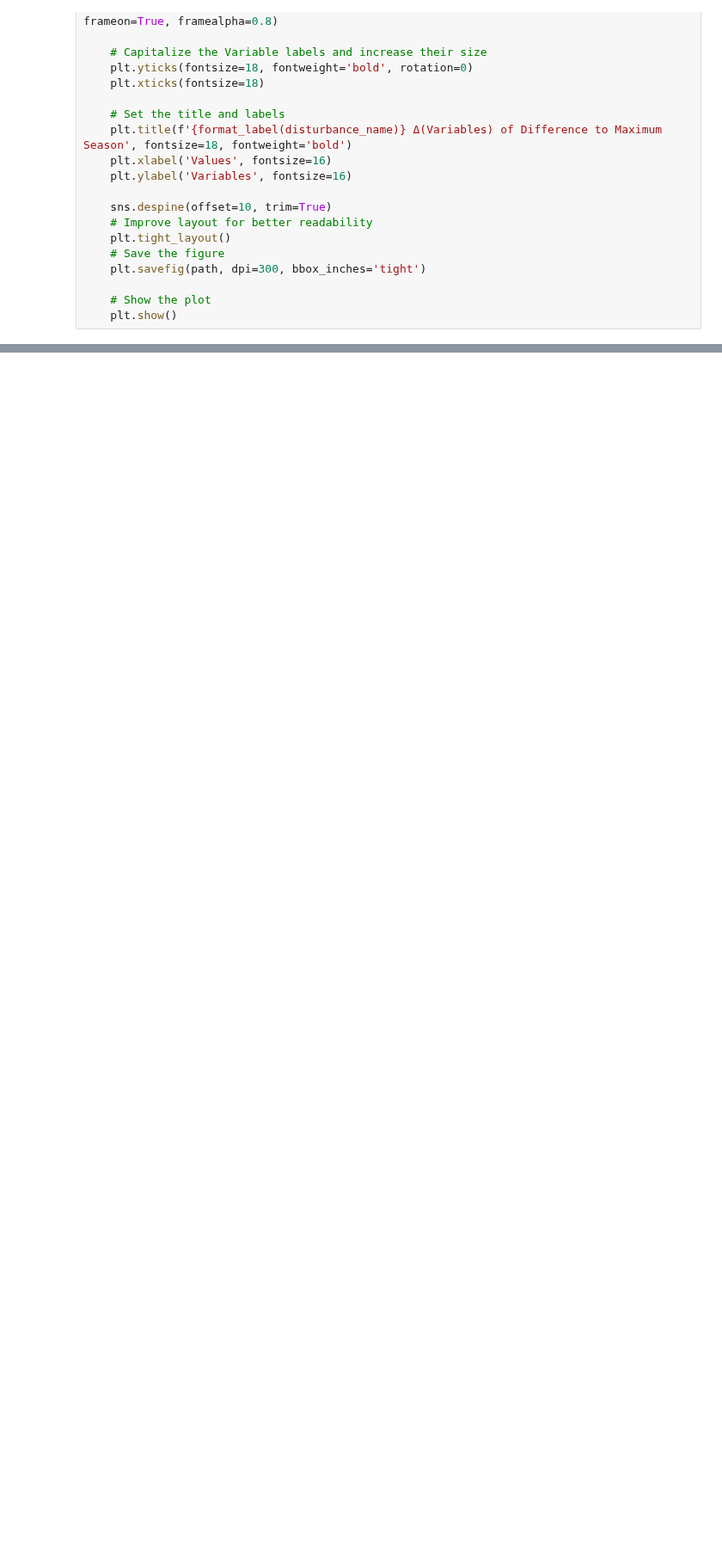
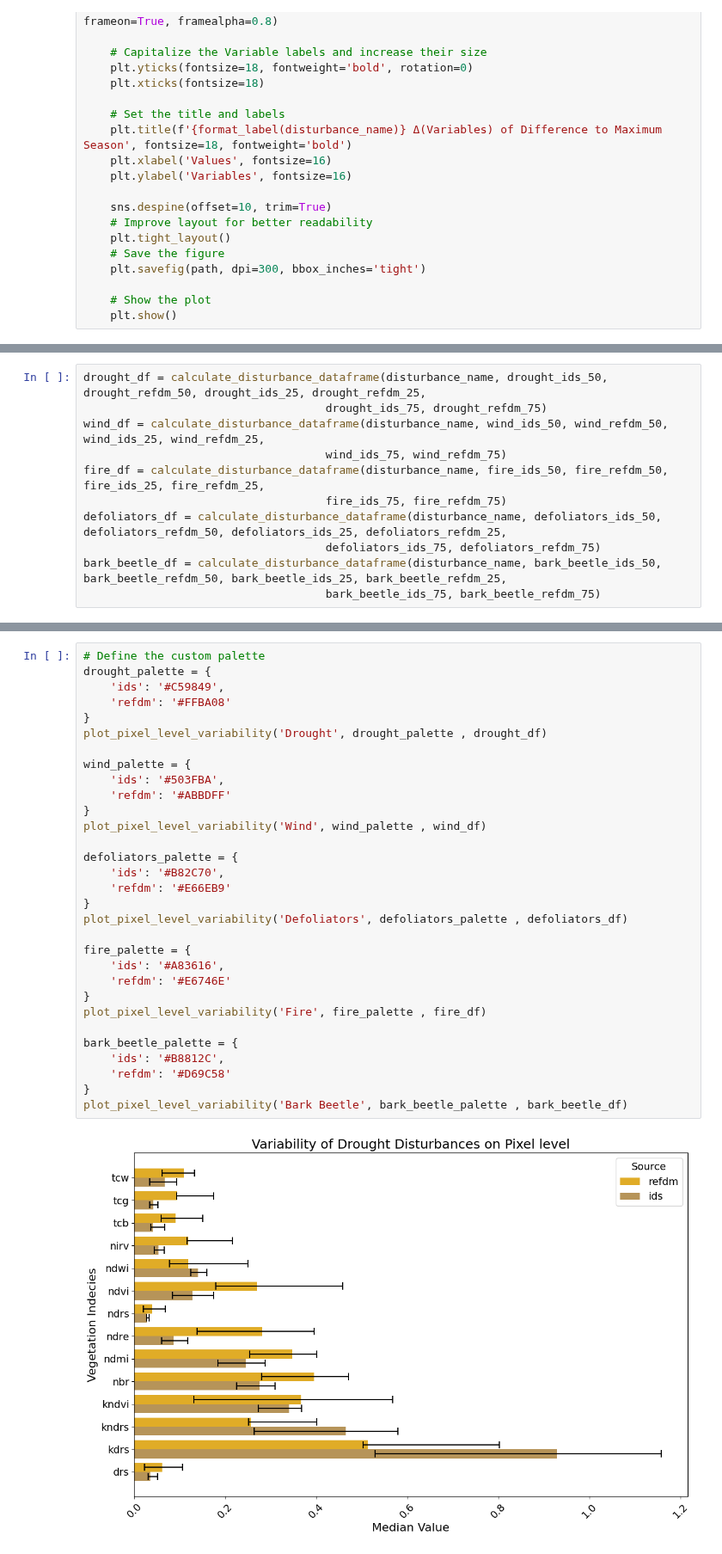
Before and after one commit to Franziska279/ForExD-WP1-P1, a Jupyter notebook: src/09_timeseries_plot.ipynb, the cells around one changed output, grey strips where cells are left out. Shown at 86% size. Saved outputs shown, nothing was run; the diff lists cells and outputs as text; blank space fills up the shorter version.

```diff
--- a/src/09_timeseries_plot.ipynb
+++ b/src/09_timeseries_plot.ipynb
@@ -1400,0 +1538,11 @@ plot_singular_disturbance_boxplot(bark_beetle, disturbance_name, custom_palette,
+# %%
+drought_df = calculate_disturbance_dataframe(disturbance_name, drought_ids_50, drought_refdm_50, drought_ids_25, drought_refdm_25,
+                                    drought_ids_75, drought_refdm_75)
+wind_df = calculate_disturbance_dataframe(disturbance_name, wind_ids_50, wind_refdm_50, wind_ids_25, wind_refdm_25,
+                                    wind_ids_75, wind_refdm_75)
+fire_df = calculate_disturbance_dataframe(disturbance_name, fire_ids_50, fire_refdm_50, fire_ids_25, fire_refdm_25,
+                                    fire_ids_75, fire_refdm_75)
+defoliators_df = calculate_disturbance_dataframe(disturbance_name, defoliators_ids_50, defoliators_refdm_50, defoliators_ids_25, defoliators_refdm_25,
+                                    defoliators_ids_75, defoliators_refdm_75)
+bark_beetle_df = calculate_disturbance_dataframe(disturbance_name, bark_beetle_ids_50, bark_beetle_refdm_50, bark_beetle_ids_25, bark_beetle_refdm_25,
+                                    bark_beetle_ids_75, bark_beetle_refdm_75)
@@ -1400,0 +1626,33 @@ plot_singular_disturbance_boxplot(bark_beetle, disturbance_name, custom_palette,
+# %%
+# Define the custom palette
+drought_palette = {
+    'ids': '#C59849',
+    'refdm': '#FFBA08'
+}
+plot_pixel_level_variability('Drought', drought_palette , drought_df)
+
+wind_palette = {
+    'ids': '#503FBA',
+    'refdm': '#ABBDFF'
+}
+plot_pixel_level_variability('Wind', wind_palette , wind_df)
+
+defoliators_palette = {
+    'ids': '#B82C70',
+    'refdm': '#E66EB9'
+}
+plot_pixel_level_variability('Defoliators', defoliators_palette , defoliators_df)
+
+fire_palette = {
+    'ids': '#A83616',
+    'refdm': '#E6746E'
+}
+plot_pixel_level_variability('Fire', fire_palette , fire_df)
+
+bark_beetle_palette = {
+    'ids': '#B8812C',
+    'refdm': '#D69C58'
+}
+plot_pixel_level_variability('Bark Beetle', bark_beetle_palette , bark_beetle_df)
+# %% [output]
+[figure, added]
```
Also changed, not shown: parts of 9 cells of this notebook, 1 other file.
